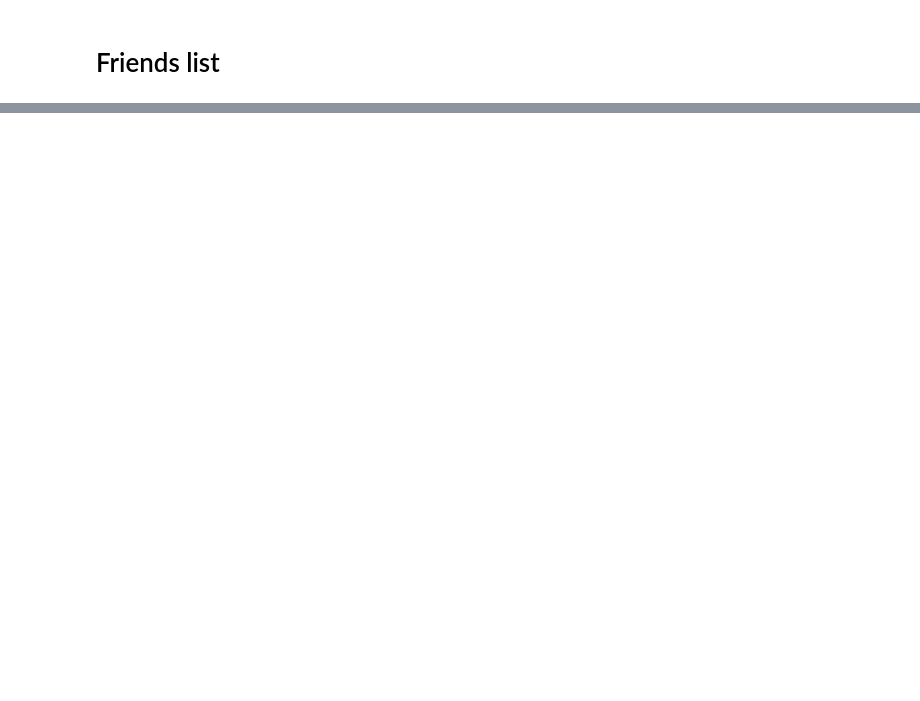
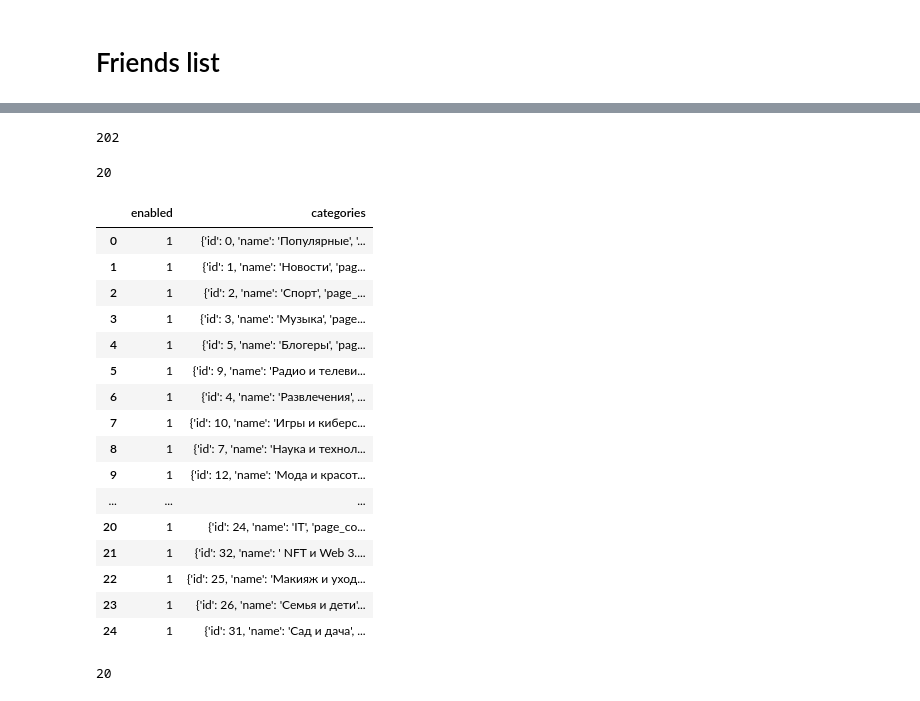
Before and after one commit to Ksmiloradova/VK_Regions, a Jupyter notebook: scrapping.ipynb, the cells around one changed output, grey strips where cells are left out. Cells and saved outputs as stored; diff of their text form; code cells hidden in the pictures; blank space fills up the shorter version.

```diff
--- a/scrapping.ipynb
+++ b/scrapping.ipynb
@@ -151,0 +338,3 @@ nan
+# %%
+id = str(df['id'][3])
+print(df['first_name'][3], df['last_name'][3], id)
@@ -151,0 +384,49 @@ nan
+# %%
+print(len(data_groups))
+# %% [output]
+202
+# %%
+group_ids = (list(i['id'] for i in df_gropups['items']))
+group_names = (list(i['name'] for i in df_gropups['items']))
+zipped = list(zip(group_ids, group_names))
+print(len(group_ids))
+# %% [output]
+20
+# %%
+response_gropups = requests.get('https://api.vk.com/method/groups.getCatalogInfo',
+params={'access_token': TOKEN_USER,
+        'v': VERSION,
+        'user_id': id,
+        # 'fields':fields,
+        'extended': 1,
+        })
+
+data_gropups = response_gropups.json()['response']
+
+df_gropups = pd.DataFrame(data_gropups)
+df_gropups
+# %% [output]
+|  | enabled | categories |
+| 0 | 1 | {'id': 0, 'name': 'Популярные', '... |
+| 1 | 1 | {'id': 1, 'name': 'Новости', 'pag... |
+| 2 | 1 | {'id': 2, 'name': 'Спорт', 'page_... |
+| 3 | 1 | {'id': 3, 'name': 'Музыка', 'page... |
+| 4 | 1 | {'id': 5, 'name': 'Блогеры', 'pag... |
+| 5 | 1 | {'id': 9, 'name': 'Радио и телеви... |
+| 6 | 1 | {'id': 4, 'name': 'Развлечения', ... |
+| 7 | 1 | {'id': 10, 'name': 'Игры и киберс... |
+| 8 | 1 | {'id': 7, 'name': 'Наука и технол... |
+| 9 | 1 | {'id': 12, 'name': 'Мода и красот... |
+| ... | ... | ... |
+| 20 | 1 | {'id': 24, 'name': 'IT', 'page_co... |
+| 21 | 1 | {'id': 32, 'name': ' NFT и Web 3.... |
+| 22 | 1 | {'id': 25, 'name': 'Макияж и уход... |
+| 23 | 1 | {'id': 26, 'name': 'Семья и дети'... |
+| 24 | 1 | {'id': 31, 'name': 'Сад и дача', ... |
+# %%
+group_ids = (list(i['id'] for i in df_gropups['items']))
+group_names = (list(i['name'] for i in df_gropups['items']))
+zipped = list(zip(group_ids, group_names))
+print(len(group_ids))
+# %% [output]
+20
```
Also changed, not shown: parts of 25 cells of this notebook, 5 other files.
